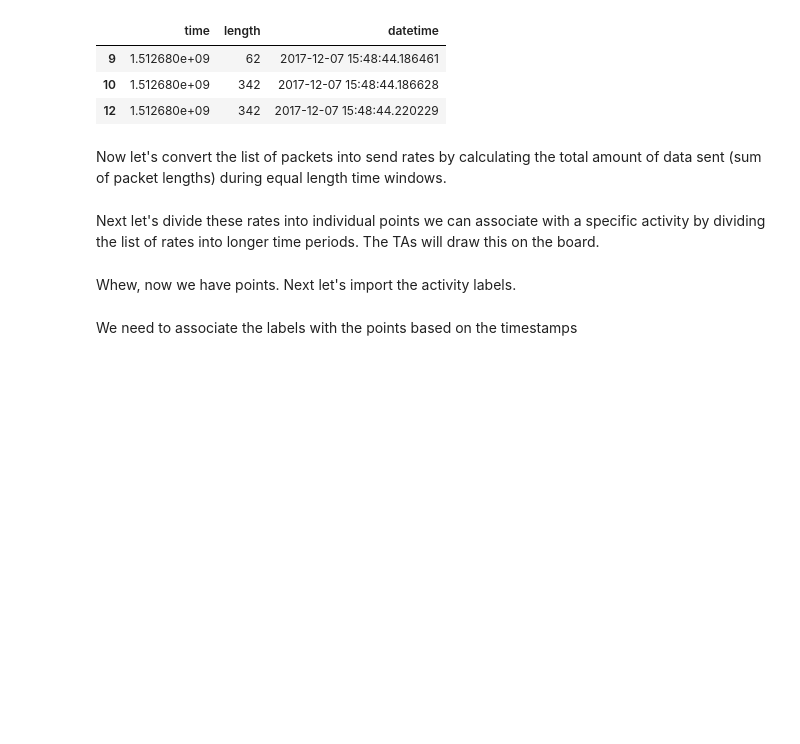
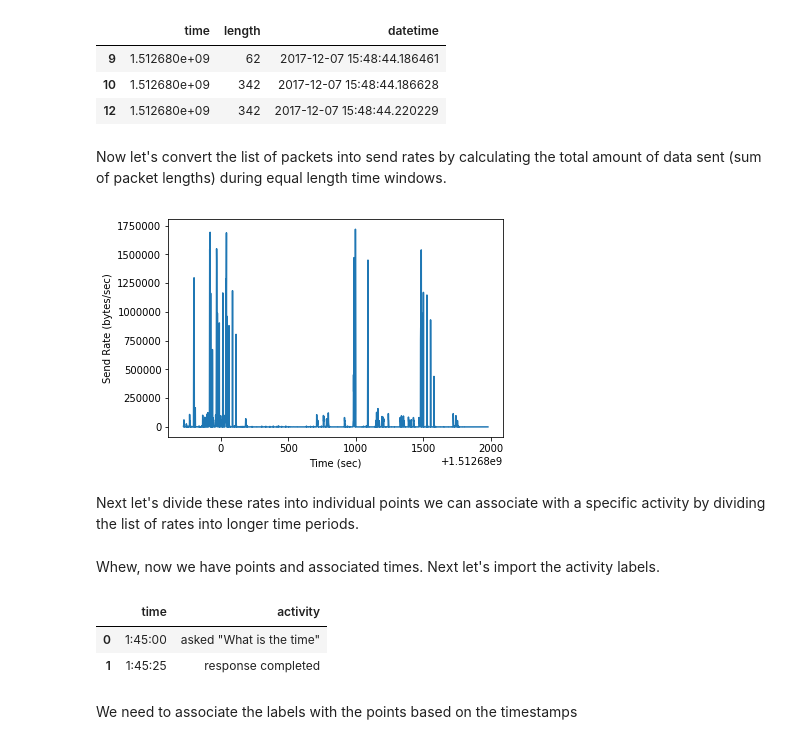
Before and after one commit to noise-lab/ml-networking, a Jupyter notebook: 6_Nearest_Neighbors.ipynb, the cells around one changed output. Saved outputs shown, nothing was run; the diff lists cells and outputs as text; code cells hidden in the pictures; blank space fills up the shorter version.

```diff
--- a/6_Nearest_Neighbors.ipynb
+++ b/6_Nearest_Neighbors.ipynb
@@ -84,5 +84,34 @@ time_packets.head(n=3)
 | 12 | 1.512680e+09 | 342 | 2017-12-07 15:48:44.220229 |
 # %% [markdown]
 Now let's convert the list of packets into send rates by calculating the total amount of data sent (sum of packet lengths) during equal length time windows.
+# %%
+def send_rates(data, window_len_sec):
+    data = data.sort_values(by=["time"])
+    windows = []
+    times = []
+    curr_time = data.iloc[0]["time"]
+    end_time = curr_time + window_len_sec
+    i = 0
+    while curr_time < data.iloc[-1]["time"]:
+        windows.append(0)
+        times.append(curr_time)
+        while i < len(data) and data.iloc[i]["time"] < end_time:
+            windows[-1] += data.iloc[i]["length"]
+            i += 1
+        curr_time = end_time
+        end_time = curr_time + window_len_sec
+    rates = np.array(windows) / float(window_len_sec)
+    times = np.array(times)
+    return rates, times
+
+window_len_sec = 1
+rates, rate_times = send_rates(time_packets, window_len_sec)
+
+plt.plot(rate_times, rates)
+plt.ylabel("Send Rate (bytes/sec)")
+plt.xlabel("Time (sec)")
+plt.show()
+# %% [output]
+[figure, added]
 # %% [markdown]
-Next let's divide these rates into individual points we can associate with a specific activity by dividing the list of rates into longer time periods. The TAs will draw this on the board.
+Next let's divide these rates into individual points we can associate with a specific activity by dividing the list of rates into longer time periods.
@@ -89,8 +127,13 @@ Next let's divide these rates into individual points we can associate with a spe
 # %% [markdown]
-Whew, now we have points. Next let's import the activity labels.
+Whew, now we have points and associated times. Next let's import the activity labels.
 # %%
-labels = load_labels('example_pcaps/google_home_labels.txt')
+labels = pd.read_csv('example_pcaps/google_home_labels.txt', header=None, names=["time", "activity"])
+#labels = load_labels('example_pcaps/google_home_labels.txt')
 labels.head(n=2)
+# %% [output]
+|  | time | activity |
+| 0 | 1:45:00 | asked "What is the time" |
+| 1 | 1:45:25 | response completed |
 # %% [markdown]
 We need to associate the labels with the points based on the timestamps
 # %% [markdown]
```
Also changed, not shown: parts of 2 cells of this notebook, 1 other file.
